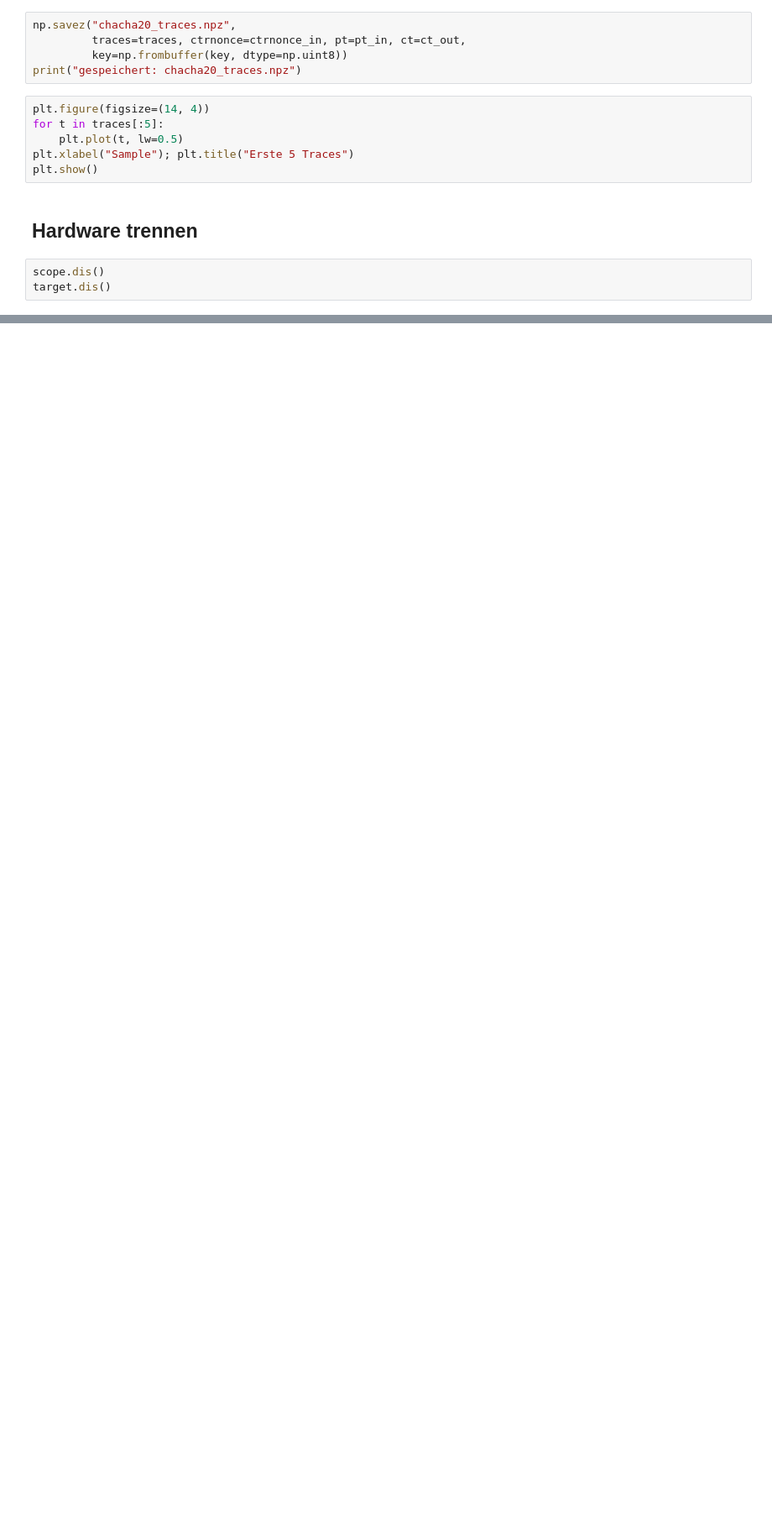
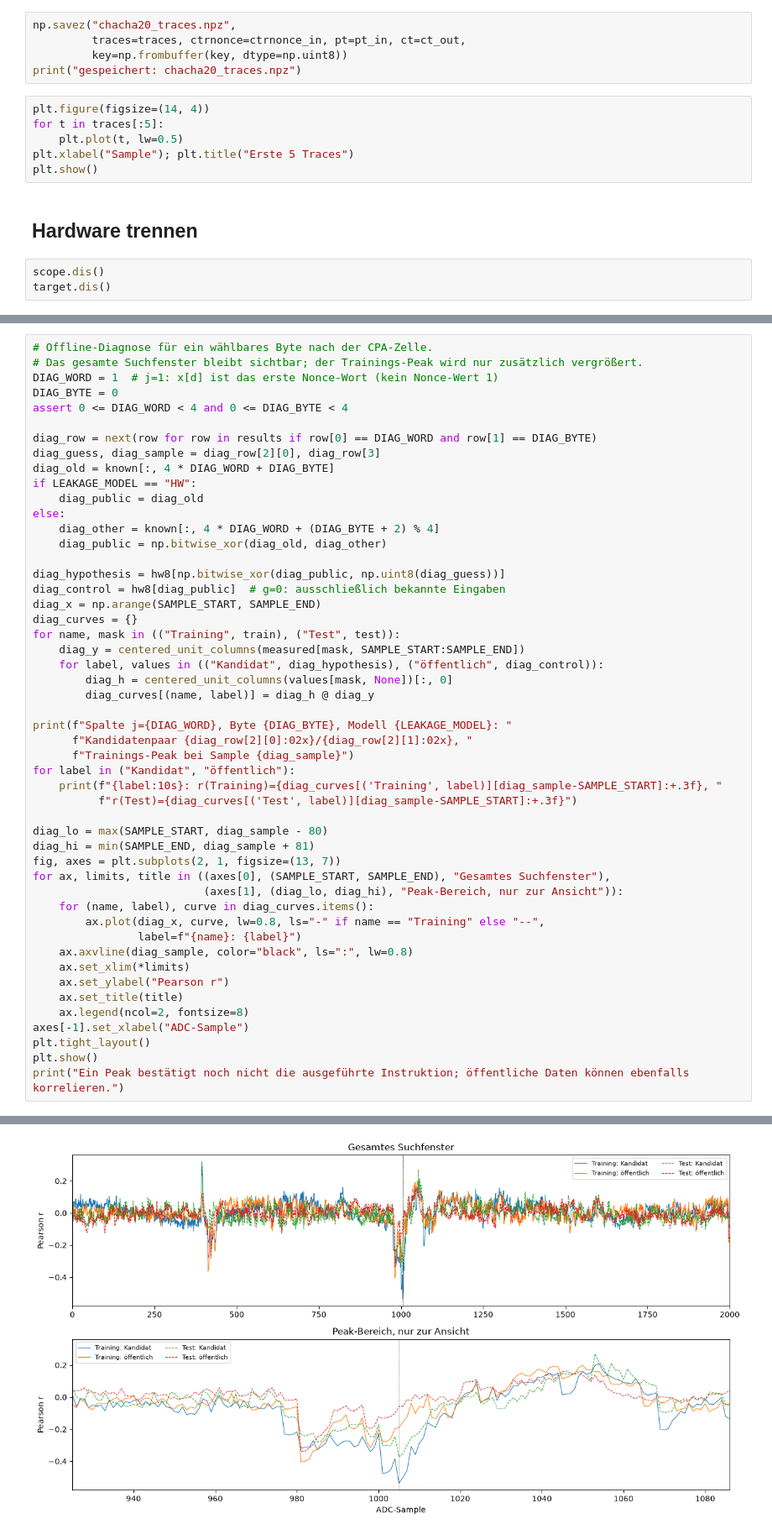
Before and after one commit to timschaefer0702/ChaCha20_CPA, a Jupyter notebook: Jupyter/user/ChaCha20 - Test (HARDWARE).ipynb, the cells around one changed output, grey strips where cells are left out. Shown at 84% size. Saved outputs shown, nothing was run; the diff lists cells and outputs as text; blank space fills up the shorter version.

```diff
--- a/Jupyter/user/ChaCha20 - Test (HARDWARE).ipynb
+++ b/Jupyter/user/ChaCha20 - Test (HARDWARE).ipynb
@@ -383,0 +479,51 @@ for kguess in range(0, 256):
+# %%
+# Offline-Diagnose für ein wählbares Byte nach der CPA-Zelle.
+# Das gesamte Suchfenster bleibt sichtbar; der Trainings-Peak wird nur zusätzlich vergrößert.
+DIAG_WORD = 1  # j=1: x[d] ist das erste Nonce-Wort (kein Nonce-Wert 1)
+DIAG_BYTE = 0
+assert 0 <= DIAG_WORD < 4 and 0 <= DIAG_BYTE < 4
+
+diag_row = next(row for row in results if row[0] == DIAG_WORD and row[1] == DIAG_BYTE)
+diag_guess, diag_sample = diag_row[2][0], diag_row[3]
+diag_old = known[:, 4 * DIAG_WORD + DIAG_BYTE]
+if LEAKAGE_MODEL == "HW":
+    diag_public = diag_old
+else:
+    diag_other = known[:, 4 * DIAG_WORD + (DIAG_BYTE + 2) % 4]
+    diag_public = np.bitwise_xor(diag_old, diag_other)
+
+diag_hypothesis = hw8[np.bitwise_xor(diag_public, np.uint8(diag_guess))]
+diag_control = hw8[diag_public]  # g=0: ausschließlich bekannte Eingaben
+diag_x = np.arange(SAMPLE_START, SAMPLE_END)
+diag_curves = {}
+for name, mask in (("Training", train), ("Test", test)):
+    diag_y = centered_unit_columns(measured[mask, SAMPLE_START:SAMPLE_END])
+    for label, values in (("Kandidat", diag_hypothesis), ("öffentlich", diag_control)):
+        diag_h = centered_unit_columns(values[mask, None])[:, 0]
+        diag_curves[(name, label)] = diag_h @ diag_y
+
+print(f"Spalte j={DIAG_WORD}, Byte {DIAG_BYTE}, Modell {LEAKAGE_MODEL}: "
+      f"Kandidatenpaar {diag_row[2][0]:02x}/{diag_row[2][1]:02x}, "
+      f"Trainings-Peak bei Sample {diag_sample}")
+for label in ("Kandidat", "öffentlich"):
+    print(f"{label:10s}: r(Training)={diag_curves[('Training', label)][diag_sample-SAMPLE_START]:+.3f}, "
+          f"r(Test)={diag_curves[('Test', label)][diag_sample-SAMPLE_START]:+.3f}")
+
+diag_lo = max(SAMPLE_START, diag_sample - 80)
+diag_hi = min(SAMPLE_END, diag_sample + 81)
+fig, axes = plt.subplots(2, 1, figsize=(13, 7))
+for ax, limits, title in ((axes[0], (SAMPLE_START, SAMPLE_END), "Gesamtes Suchfenster"),
+                          (axes[1], (diag_lo, diag_hi), "Peak-Bereich, nur zur Ansicht")):
+    for (name, label), curve in diag_curves.items():
+        ax.plot(diag_x, curve, lw=0.8, ls="-" if name == "Training" else "--",
+                label=f"{name}: {label}")
+    ax.axvline(diag_sample, color="black", ls=":", lw=0.8)
+    ax.set_xlim(*limits)
+    ax.set_ylabel("Pearson r")
+    ax.set_title(title)
+    ax.legend(ncol=2, fontsize=8)
+axes[-1].set_xlabel("ADC-Sample")
+plt.tight_layout()
+plt.show()
+print("Ein Peak bestätigt noch nicht die ausgeführte Instruktion; öffentliche Daten können ebenfalls korrelieren.")
+# %% [output]
@@ -383,0 +533 @@ for kguess in range(0, 256):
+[figure, added]
```
Also changed, not shown: parts of 10 cells of this notebook, 2 other files.
